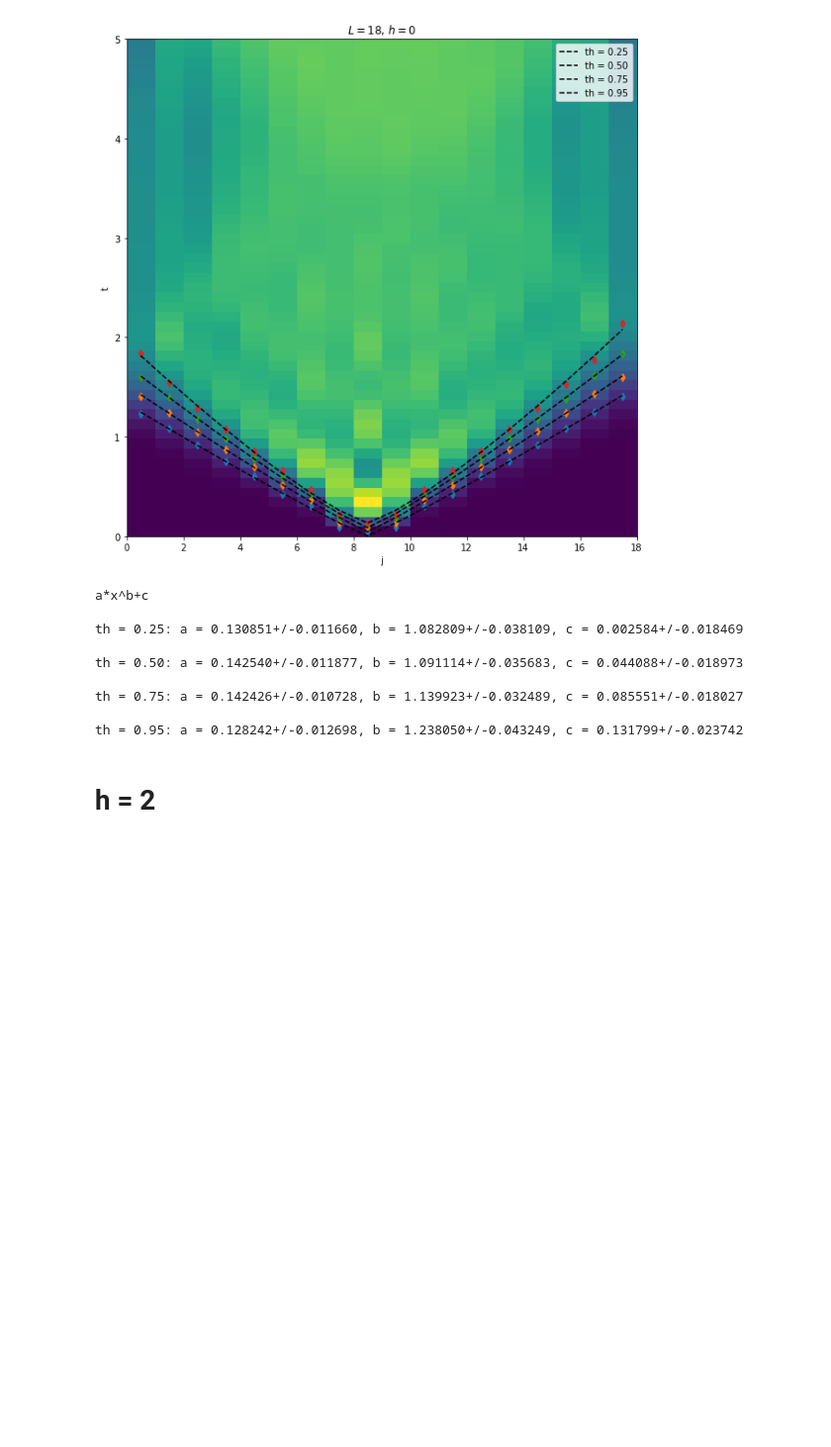
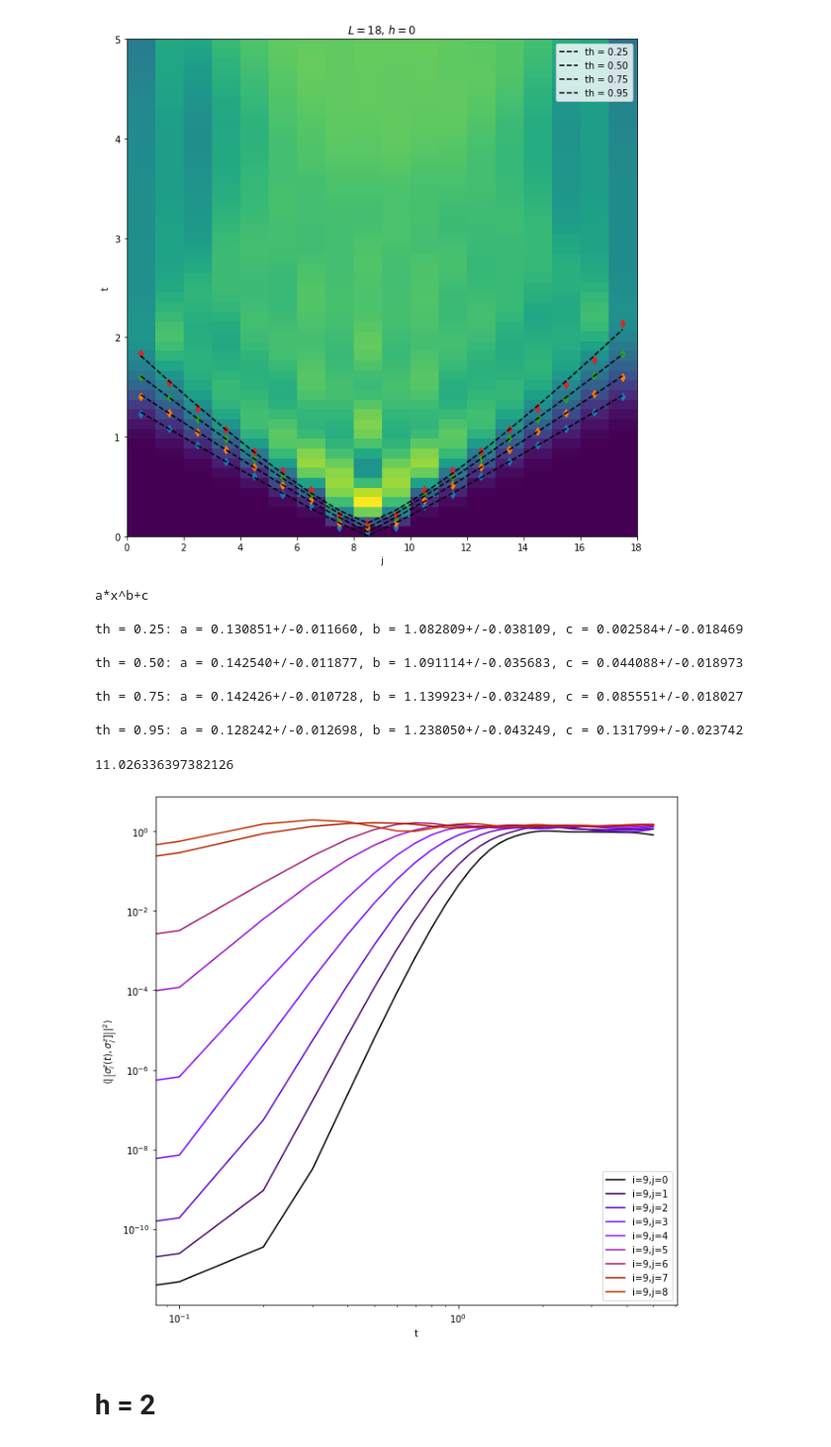
Before and after one commit to mkm2/WorkingFolder, a Jupyter notebook: notebooks/Analysis/Visualisation_FD.ipynb, the cells around one changed output. Shown at 99% size. Saved outputs shown, nothing was run; the diff lists cells and outputs as text; code cells hidden in the pictures; blank space fills up the shorter version.

```diff
--- a/notebooks/Analysis/Visualisation_FD.ipynb
+++ b/notebooks/Analysis/Visualisation_FD.ipynb
@@ -152,6 +152,27 @@ th = 0.50: a = 0.142540+/-0.011877, b = 1.091114+/-0.035683, c = 0.044088+/-0.01
 th = 0.75: a = 0.142426+/-0.010728, b = 1.139923+/-0.032489, c = 0.085551+/-0.018027
 
 th = 0.95: a = 0.128242+/-0.012698, b = 1.238050+/-0.043249, c = 0.131799+/-0.023742
+# %%
+((2-fit_params[1][2])/fit_params[1][0])**(1/fit_params[1][1])
+# %% [output]
+11.026336397382126
+# %%
+NUM_COLORS = N//2
+cm = plt.get_cmap('gnuplot')
+cNorm  = colors.Normalize(vmin=0, vmax=NUM_COLORS+5)
+scalarMap = mplcm.ScalarMappable(norm=cNorm, cmap=cm)
+fig = plt.figure(figsize=(10,10))
+ax = fig.add_subplot(111)
+ax.set_prop_cycle(color=[scalarMap.to_rgba(i) for i in range(NUM_COLORS)])
+for j in range(0,N//2):
+    ax.loglog(T,res[0][:,j],label="i=9,j={}".format(j))
+ax.legend(loc="lower right")
+ax.set_xlabel("t")
+ax.set_ylabel(r"$\langle\left|\left[\sigma_i^z(t),\sigma_j^z]\right]\right|^2\rangle$")
+#ax.set_ylim(1e-12,5)
+plt.show()
+# %% [output]
+[figure, added]
 # %% [markdown]
 # h = 2
 # %%
```
Also changed, not shown: parts of 4 cells of this notebook, 3 other files.
